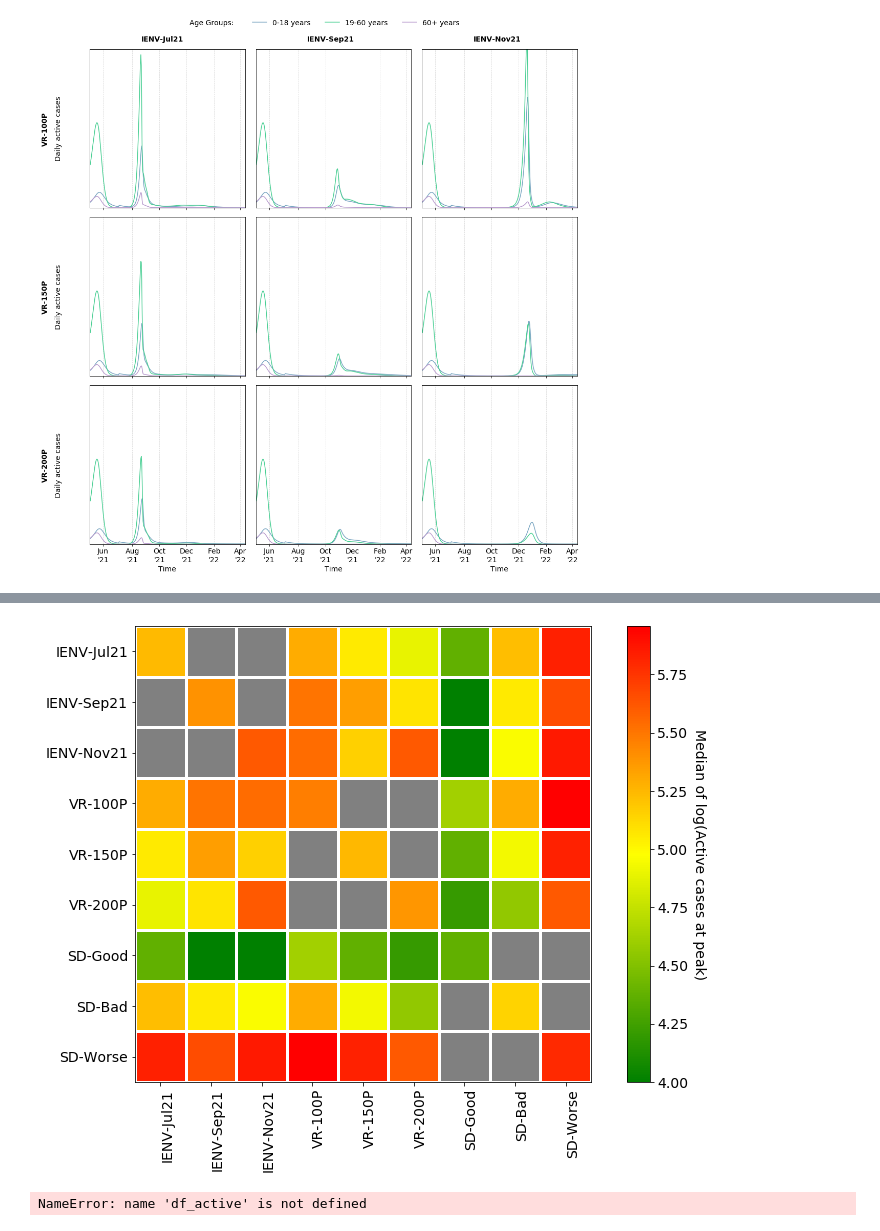
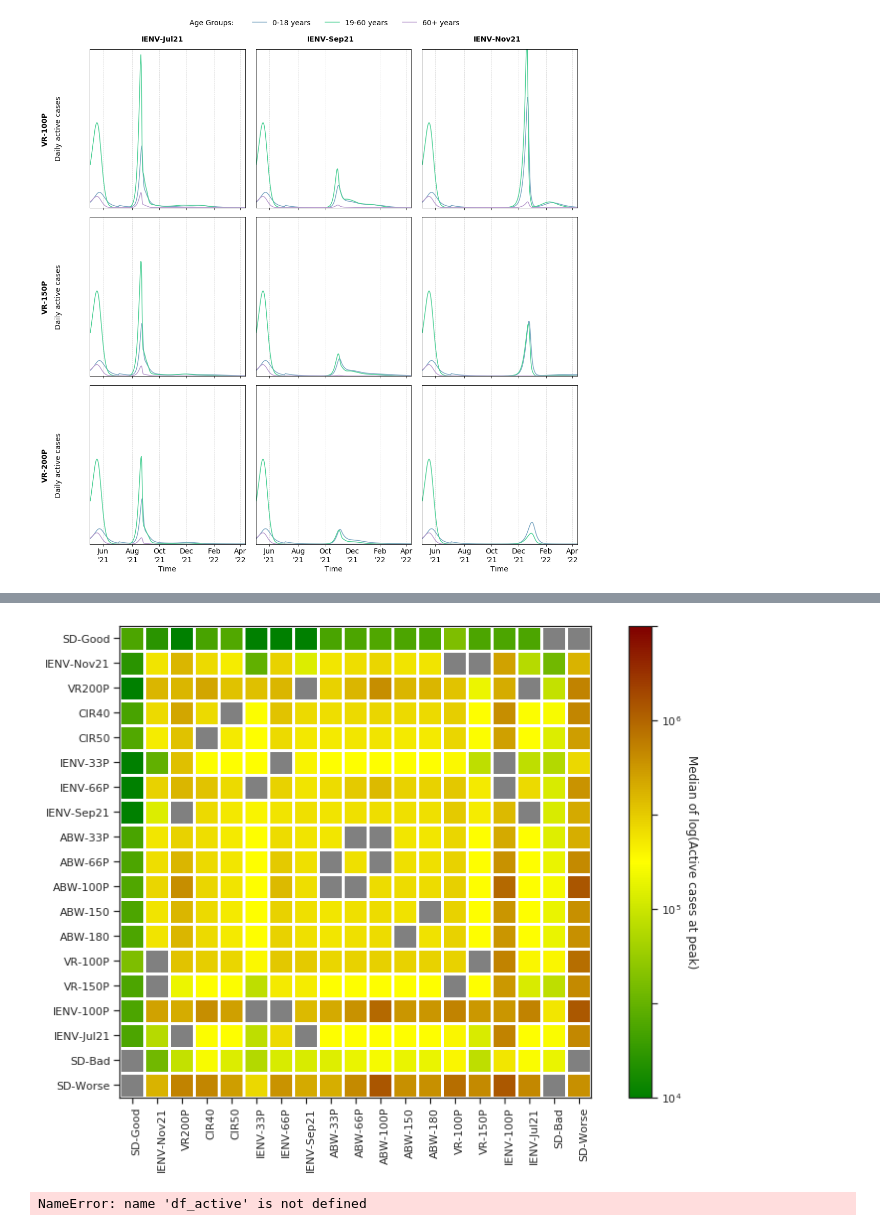
Before and after one commit to thivinanandh/covidPlotWave3, a Jupyter notebook: Divij_New.ipynb, the cells around one changed output, grey strips where cells are left out. Saved outputs shown, nothing was run; the diff lists cells and outputs as text; code cells hidden in the pictures.

```diff
--- a/Divij_New.ipynb
+++ b/Divij_New.ipynb
@@ -2275,7 +2466,7 @@ def HeatPlotDataGenerator(DataFrame,list_param,list_head):
                 noWaveProbArray[i][j] = ratioNoWave3
                 waveProbArray[i][j]   = ratioWave3
                 if(wave3Cases !=0):
-                    MedianNumberAtPeak[i][j] = statistics.meanz(df_heat2["LogNumAtPeak"])
+                    MedianNumberAtPeak[i][j] = statistics.median(df_heat2["LogNumAtPeak"])
 
 
     return MedianNumberAtPeak,noWaveProbArray,waveProbArray
@@ -2291,6 +2482,11 @@ def heatmap(data, row_labels, col_labels, ax=None,
     # Create colorbar
     cbar = ax.figure.colorbar(im, ax=ax, **cbar_kw)
     cbar.ax.set_ylabel(cbarlabel, rotation=-90, va="bottom")
+    yt=[4,4.5,5,5.5,6,6.5]
+    ytl=[r"$10^{4}$",'',r"$10^{5}$",'',r"$10^{6}$",'']
+    cbar.ax.set_yticks(yt)
+    cbar.ax.set_yticklabels(ytl)
+
     # We want to show all ticks...
     ax.set_xticks(np.arange(data.shape[1]))
     ax.set_yticks(np.arange(data.shape[0]))
@@ -2356,7 +2549,7 @@ def HeatwavePlotter(DataFrame,list_param,list_head,list_label,PlotExtension):
     maxVal = flat[-2]
 
     im, cbar = heatmap(numatpeak, list_label, list_label, ax=ax,
-                       cmap=cmap, cbarlabel="Median of log(Active cases at peak)",vmin=4, vmax=maxVal)
+                       cmap=cmap, cbarlabel="Median of log(Active cases at peak)",vmin=4, vmax=6.5)
 
 
 
@@ -2366,37 +2559,37 @@ def HeatwavePlotter(DataFrame,list_param,list_head,list_label,PlotExtension):
 #             if(waveArray[i][j] != 10):
 #                 num = np.round(waveArray[i][j],2)
 #                 strnum = str(num)
 #                 strnum = strnum[:4]
 #                 text = ax.text(i, j, strnum,
 #                                ha="center", va="center", color="w")
 #                 print(np.round(waveArray[i][j],2))
 #                 print(round(waveArray[i][j],2))
     fig.tight_layout()
 
     ax.patch.set_facecolor('#FFFFFF')
     name ="heatmap_wave3" + PlotExtension + ".png"
     plt.savefig(name,dpi=300,bbox_inches='tight')
     plt.show()
 
 
 
 
 list_param=["CIR40","CIR50","0_33", "0_66" ,"1_00","ImmunEscp_Jul" ,"ImmunEscp_Sep", "ImmunEscp_Nov","0_33", "0_66" ,"1_00","ABW150Days" ,"ABW180Days","Vaccine_PresentRate", "Vaccine_BestWeekAvg", "Vaccine_TwicePresent","SD_RA","SD_RAR","SD_RARF"]
 list_head=["CIR","CIR","KDPwsat1","KDPwsat1","KDPwsat1","KDPwsat2","KDPwsat2","KDPwsat2","KDPg1","KDPg1","KDPg1","KDPg2","KDPg2","Vaccine Rate","Vaccine Rate","Vaccine Rate","SD","SD","SD"]
 list_label=["CIR40","CIR50","IENV-33P", "IENV-66P" ,"IENV-100P","IENV-Jul21" ,"IENV-Sep21", "IENV-Nov21","ABW-33P", "ABW-66P" ,"ABW-100P","ABW-150" ,"ABW-180","VR-100P", "VR-150P", "VR200P","SD-Good","SD-Bad","SD-Worse"]
 
 
 list_param=["SD_RA", "Vaccine_TwicePresent", "ImmunEscp_Nov","CIR40","CIR50","0_33", "0_66" ,"ImmunEscp_Sep","0_33", "0_66" ,"1_00","ABW150Days" ,"ABW180Days","Vaccine_PresentRate", "Vaccine_BestWeekAvg","1_00","ImmunEscp_Jul" ,"SD_RAR","SD_RARF"]
 list_head=["SD","Vaccine Rate","KDPwsat2","CIR","CIR","KDPwsat1","KDPwsat1","KDPwsat2","KDPg1","KDPg1","KDPg1","KDPg2","KDPg2","Vaccine Rate","Vaccine Rate","KDPwsat1","KDPwsat2","SD","SD"]
 list_label=["SD-Good", "IENV-Nov21", "VR200P","CIR40","CIR50","IENV-33P", "IENV-66P" ,"IENV-Sep21","ABW-33P", "ABW-66P" ,"ABW-100P","ABW-150" ,"ABW-180","VR-100P", "VR-150P" ,"IENV-100P","IENV-Jul21","SD-Bad","SD-Worse"]
 
-list_param=["ImmunEscp_Jul" ,"ImmunEscp_Sep", "ImmunEscp_Nov","Vaccine_PresentRate", "Vaccine_BestWeekAvg", "Vaccine_TwicePresent","SD_RA","SD_RAR","SD_RARF"]
-list_head=["KDPwsat2","KDPwsat2","KDPwsat2","Vaccine Rate","Vaccine Rate","Vaccine Rate","SD","SD","SD"]
-list_label=["IENV-Jul21" ,"IENV-Sep21", "IENV-Nov21","VR-100P", "VR-150P", "VR-200P","SD-Good","SD-Bad","SD-Worse"]
+# list_param=["ImmunEscp_Jul" ,"ImmunEscp_Sep", "ImmunEscp_Nov","Vaccine_PresentRate", "Vaccine_BestWeekAvg", "Vaccine_TwicePresent","SD_RA","SD_RAR","SD_RARF"]
+# list_head=["KDPwsat2","KDPwsat2","KDPwsat2","Vaccine Rate","Vaccine Rate","Vaccine Rate","SD","SD","SD"]
+# list_label=["IENV-Jul21" ,"IENV-Sep21", "IENV-Nov21","VR-100P", "VR-150P", "VR-200P","SD-Good","SD-Bad","SD-Worse"]
 
 HeatwavePlotter(df_active,list_param,list_head,list_label,"Short_Numatpeak")
 # %% [output]
-[figure, old version]
+[figure, new version]
 # %%
 ##### TABLE GENERATOR ######
 ## @@ Generate Probability Table ##
```
Also changed, not shown: parts of 4 cells of this notebook, 1 other file.
